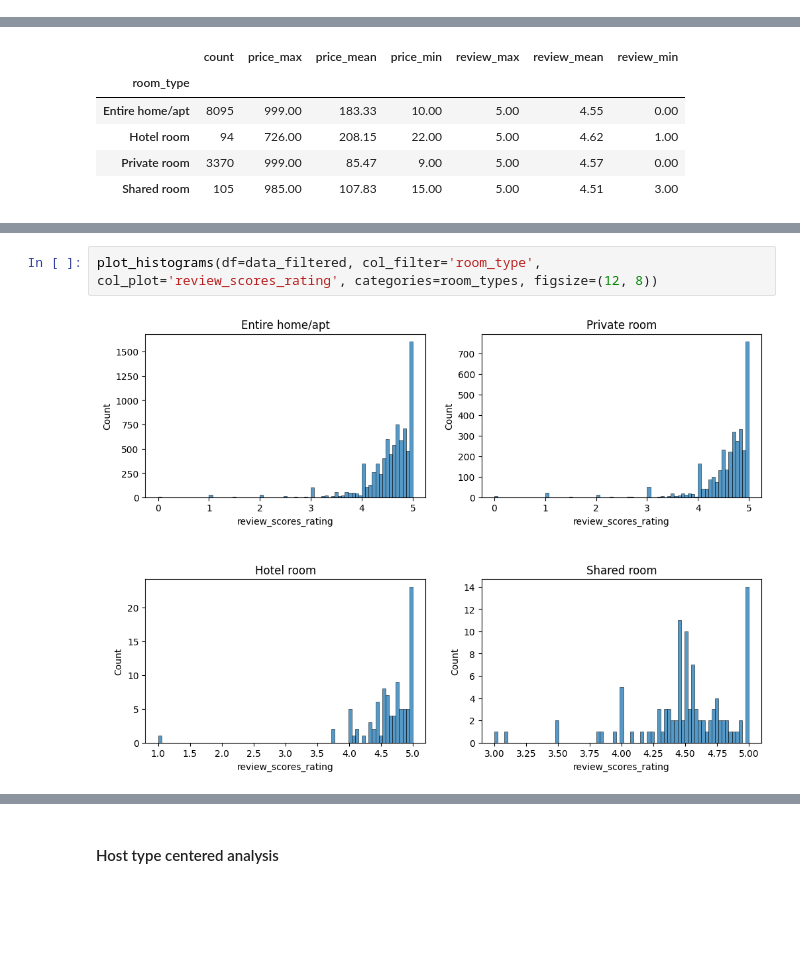
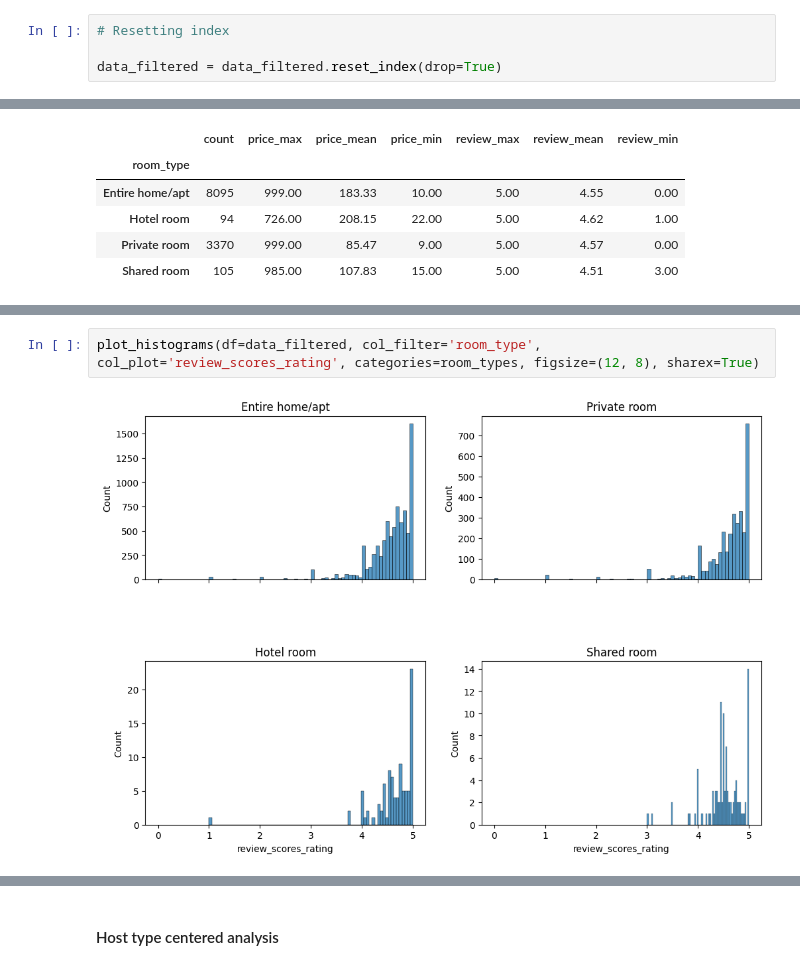
Before and after one commit to joacog86/midprojectlab, a Jupyter notebook: mbproject_analysis.ipynb, the cells around one changed output, grey strips where cells are left out. Saved outputs shown, nothing was run; the diff lists cells and outputs as text; blank space fills up the shorter version.

```diff
--- a/mbproject_analysis.ipynb
+++ b/mbproject_analysis.ipynb
@@ -158,6 +159,10 @@ Sants-Montjuic          4
 Horta-Guinardo          2
 Nou Barris              1
 dtype: int64
+# %%
+# Resetting index
+
+data_filtered = data_filtered.reset_index(drop=True)
 # %% [markdown]
 #### Neighbourhood centered analysis
 # %%
@@ -263,7 +268,7 @@ plot_histograms(df=data_filtered, col_filter='room_type', col_plot='price', cate
 # %%
-plot_histograms(df=data_filtered, col_filter='room_type', col_plot='review_scores_rating', categories=room_types, figsize=(12, 8))
+plot_histograms(df=data_filtered, col_filter='room_type', col_plot='review_scores_rating', categories=room_types, figsize=(12, 8), sharex=True)
 # %% [output]
-[figure, old version]
+[figure, new version]
 # %%
 # Histograms of accommodates by room_type
 
```
Also changed, not shown: parts of 64 cells of this notebook, 9 other files.
